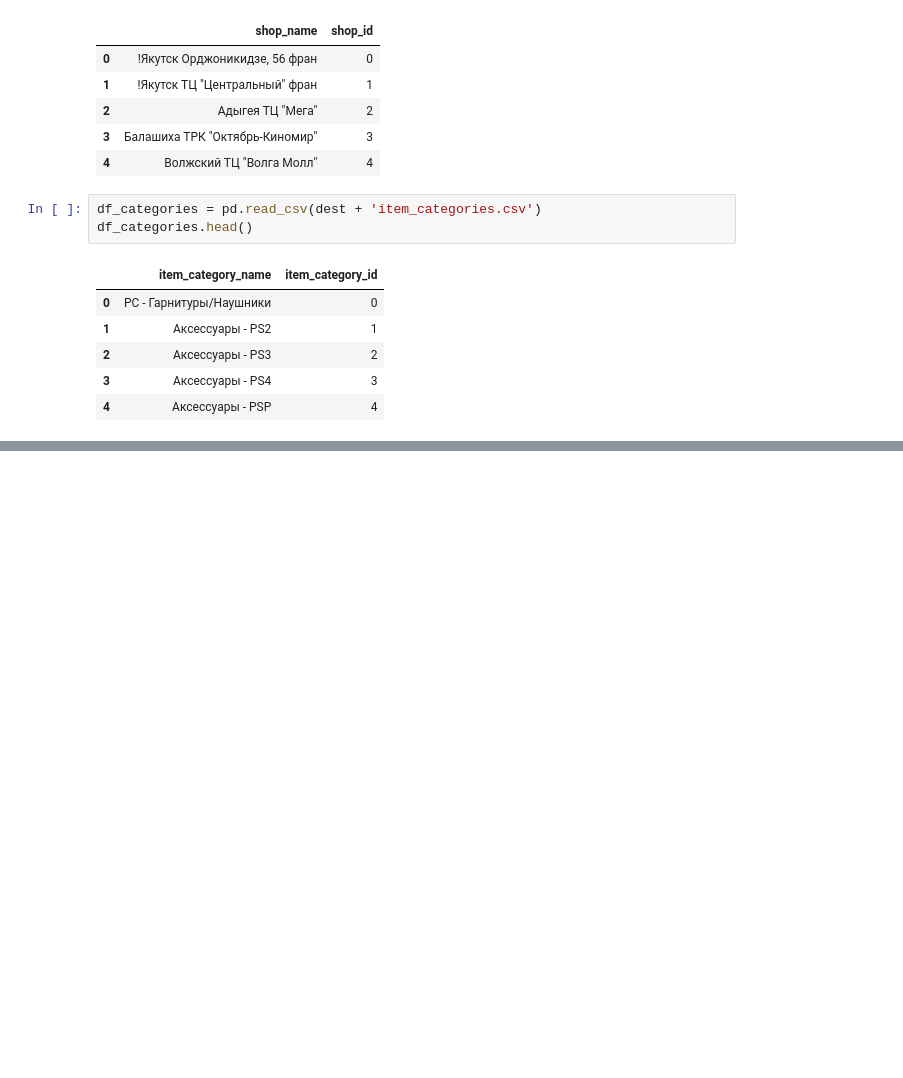
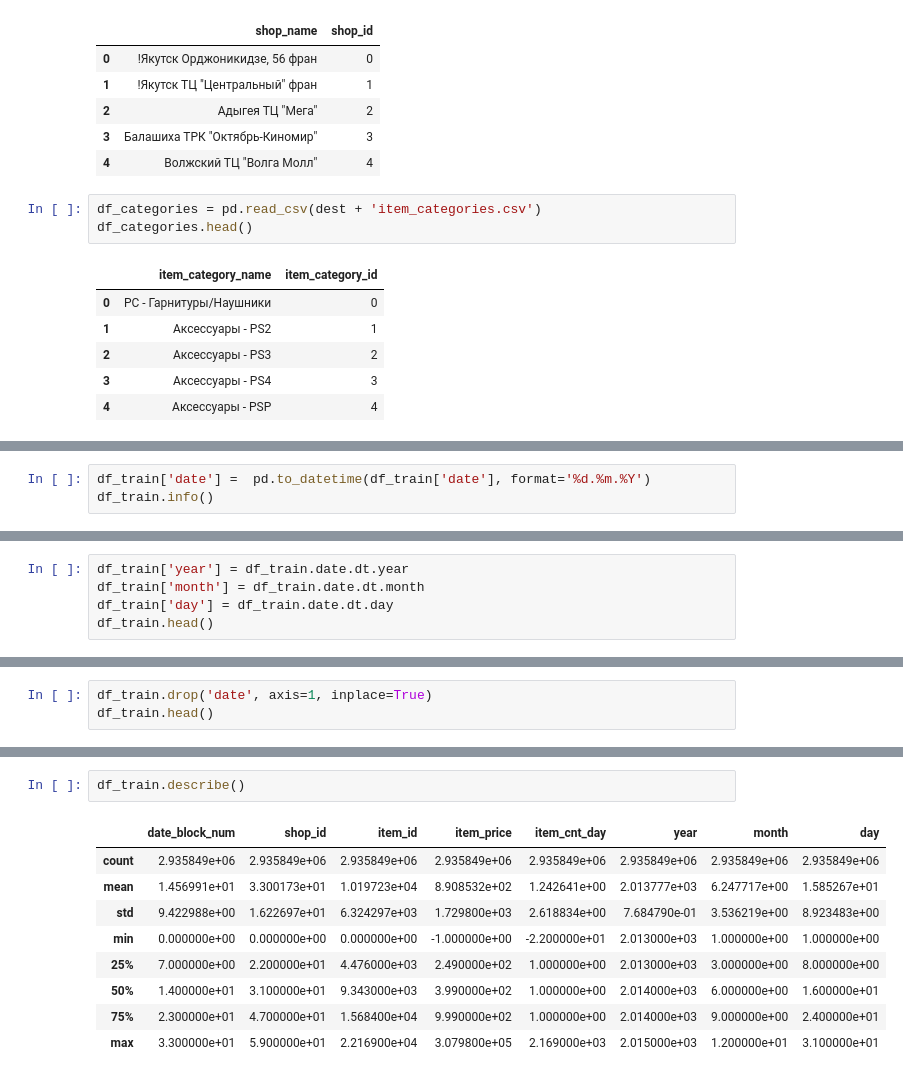
Before and after one commit to TayJen/HSE-Practice, a Jupyter notebook: HSE Final Project: Predict Future Sales.ipynb, the cells around one changed output, grey strips where cells are left out. Saved outputs shown, nothing was run; the diff lists cells and outputs as text; blank space fills up the shorter version.

```diff
--- a/HSE Final Project: Predict Future Sales.ipynb
+++ b/HSE Final Project: Predict Future Sales.ipynb
@@ -194,0 +217,3 @@ df_categories.head()
+# %%
+df_train['date'] =  pd.to_datetime(df_train['date'], format='%d.%m.%Y')
+df_train.info()
@@ -194,0 +234,5 @@ df_categories.head()
+# %%
+df_train['year'] = df_train.date.dt.year
+df_train['month'] = df_train.date.dt.month
+df_train['day'] = df_train.date.dt.day
+df_train.head()
@@ -194,0 +246,3 @@ df_categories.head()
+# %%
+df_train.drop('date', axis=1, inplace=True)
+df_train.head()
@@ -194,0 +256,12 @@ df_categories.head()
+# %%
+df_train.describe()
+# %% [output]
+|  | date_block_num | shop_id | item_id | item_price | item_cnt_day | year | month | day |
+| count | 2.935849e+06 | 2.935849e+06 | 2.935849e+06 | 2.935849e+06 | 2.935849e+06 | 2.935849e+06 | 2.935849e+06 | 2.935849e+06 |
+| mean | 1.456991e+01 | 3.300173e+01 | 1.019723e+04 | 8.908532e+02 | 1.242641e+00 | 2.013777e+03 | 6.247717e+00 | 1.585267e+01 |
+| std | 9.422988e+00 | 1.622697e+01 | 6.324297e+03 | 1.729800e+03 | 2.618834e+00 | 7.684790e-01 | 3.536219e+00 | 8.923483e+00 |
+| min | 0.000000e+00 | 0.000000e+00 | 0.000000e+00 | -1.000000e+00 | -2.200000e+01 | 2.013000e+03 | 1.000000e+00 | 1.000000e+00 |
+| 25% | 7.000000e+00 | 2.200000e+01 | 4.476000e+03 | 2.490000e+02 | 1.000000e+00 | 2.013000e+03 | 3.000000e+00 | 8.000000e+00 |
+| 50% | 1.400000e+01 | 3.100000e+01 | 9.343000e+03 | 3.990000e+02 | 1.000000e+00 | 2.014000e+03 | 6.000000e+00 | 1.600000e+01 |
+| 75% | 2.300000e+01 | 4.700000e+01 | 1.568400e+04 | 9.990000e+02 | 1.000000e+00 | 2.014000e+03 | 9.000000e+00 | 2.400000e+01 |
+| max | 3.300000e+01 | 5.900000e+01 | 2.216900e+04 | 3.079800e+05 | 2.169000e+03 | 2.015000e+03 | 1.200000e+01 | 3.100000e+01 |
```
Also changed, not shown: parts of 9 cells of this notebook.
